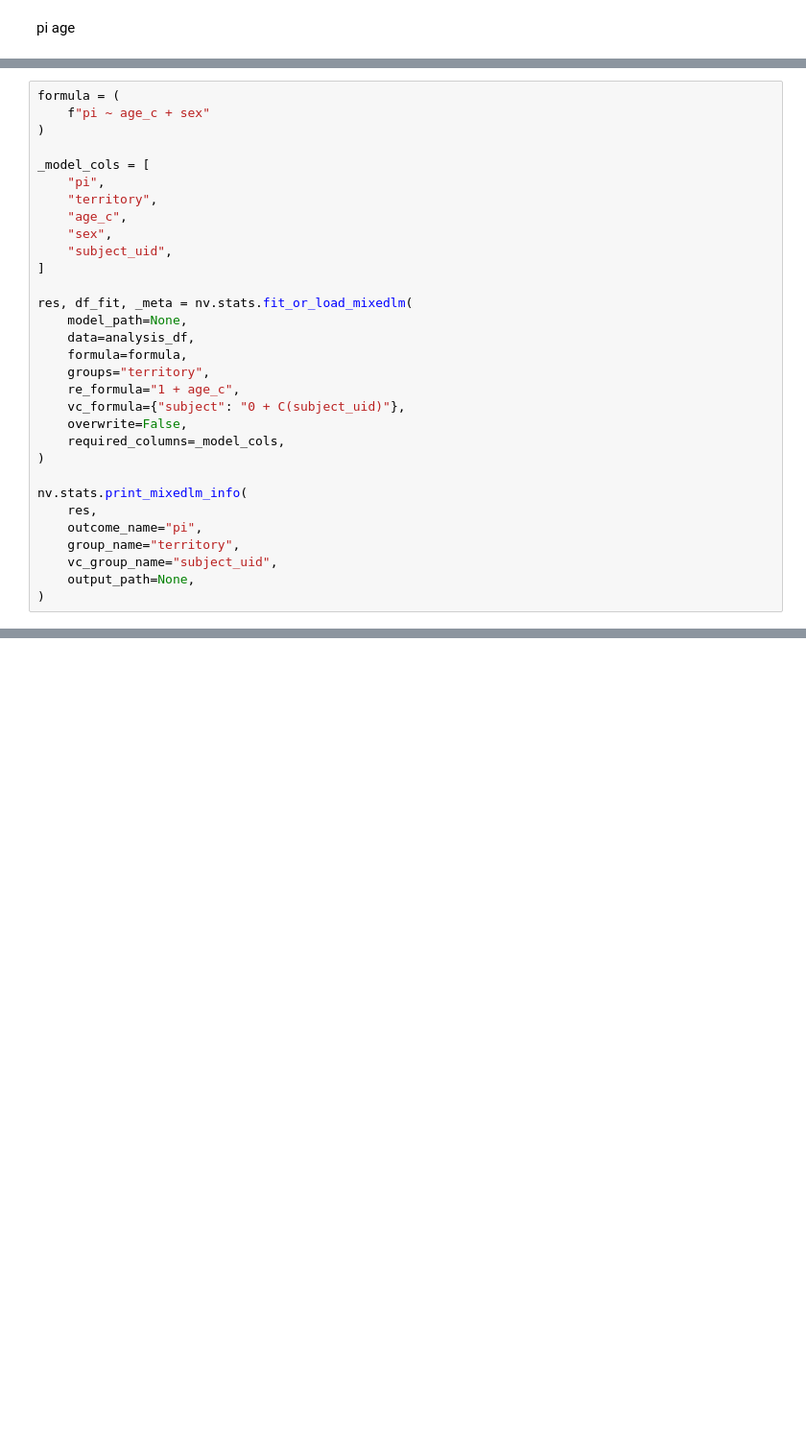
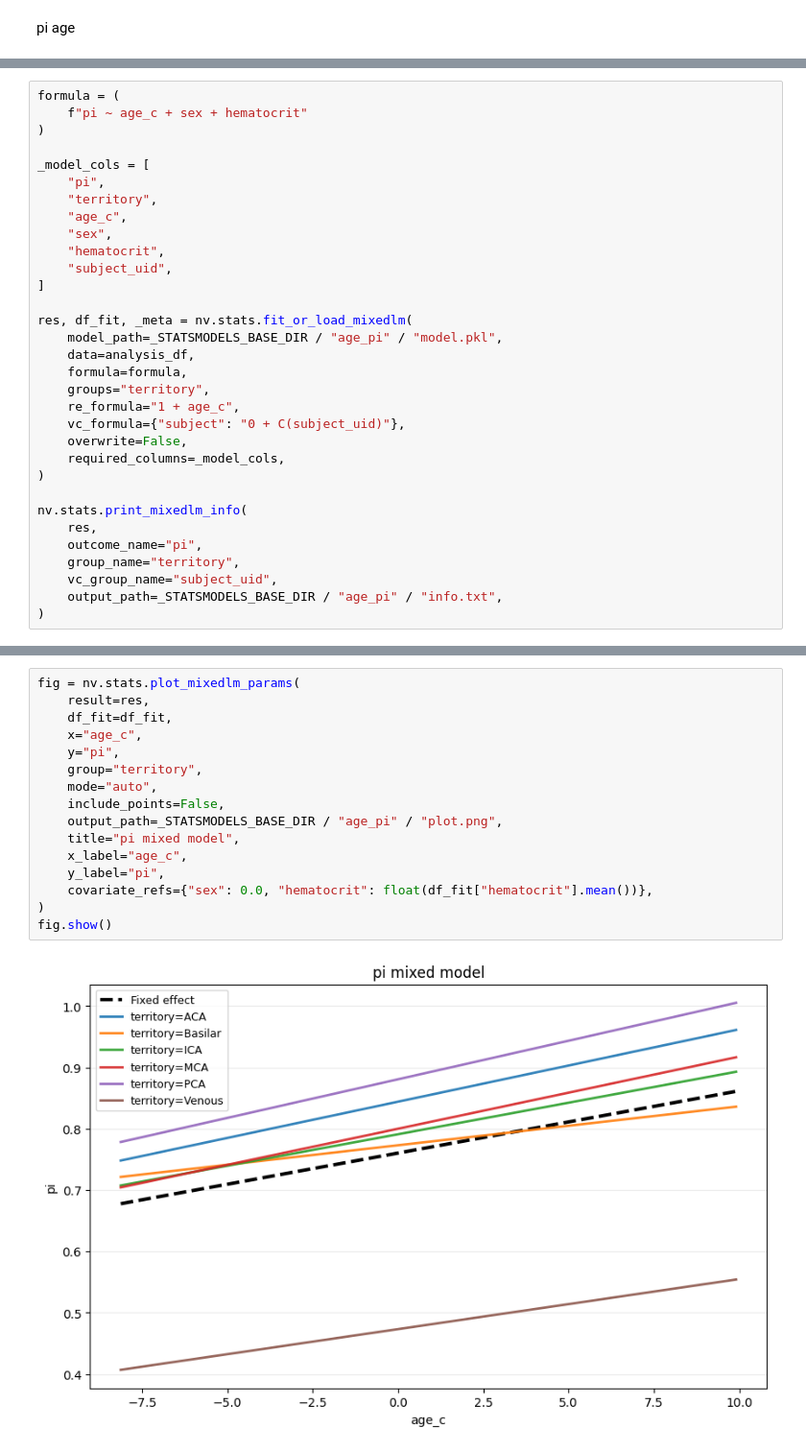
Before and after one commit to CNIC-Neuroimaging/Nvitk, a Jupyter notebook: notebooks/exploration/pesabrain-hemodynamic-modeling/exploration.ipynb, the cells around one changed output, grey strips where cells are left out. Shown at 96% size. Saved outputs shown, nothing was run; the diff lists cells and outputs as text; blank space fills up the shorter version.

```diff
--- a/notebooks/exploration/pesabrain-hemodynamic-modeling/exploration.ipynb
+++ b/notebooks/exploration/pesabrain-hemodynamic-modeling/exploration.ipynb
@@ -254,6 +270,6 @@ territory_df
 # %%
 formula = (
-    f"pi ~ age_c + sex"
+    f"pi ~ age_c + sex + hematocrit"
 )
 
 _model_cols = [
@@ -261,11 +277,12 @@ _model_cols = [
     "territory",
     "age_c",
     "sex",
+    "hematocrit",
     "subject_uid",
 ]
 
 res, df_fit, _meta = nv.stats.fit_or_load_mixedlm(
-    model_path=None,
+    model_path=_STATSMODELS_BASE_DIR / "age_pi" / "model.pkl",
     data=analysis_df,
     formula=formula,
     groups="territory",
@@ -280,6 +297,6 @@ nv.stats.print_mixedlm_info(
     outcome_name="pi",
     group_name="territory",
     vc_group_name="subject_uid",
-    output_path=None,
+    output_path=_STATSMODELS_BASE_DIR / "age_pi" / "info.txt",
 )
 # %% [output]
@@ -286,0 +321,18 @@ MemoryError: Unable to allocate 18.9 GiB for an array with shape (50404, 50404)
+# %%
+fig = nv.stats.plot_mixedlm_params(
+    result=res,
+    df_fit=df_fit,
+    x="age_c",
+    y="pi",
+    group="territory",
+    mode="auto",
+    include_points=False,
+    output_path=_STATSMODELS_BASE_DIR / "age_pi" / "plot.png",
+    title="pi mixed model",
+    x_label="age_c",
+    y_label="pi",
+    covariate_refs={"sex": 0.0, "hematocrit": float(df_fit["hematocrit"].mean())},
+)
+fig.show()
+# %% [output]
+[figure, added]
```
Also changed, not shown: parts of 9 cells of this notebook, 2 other files.
